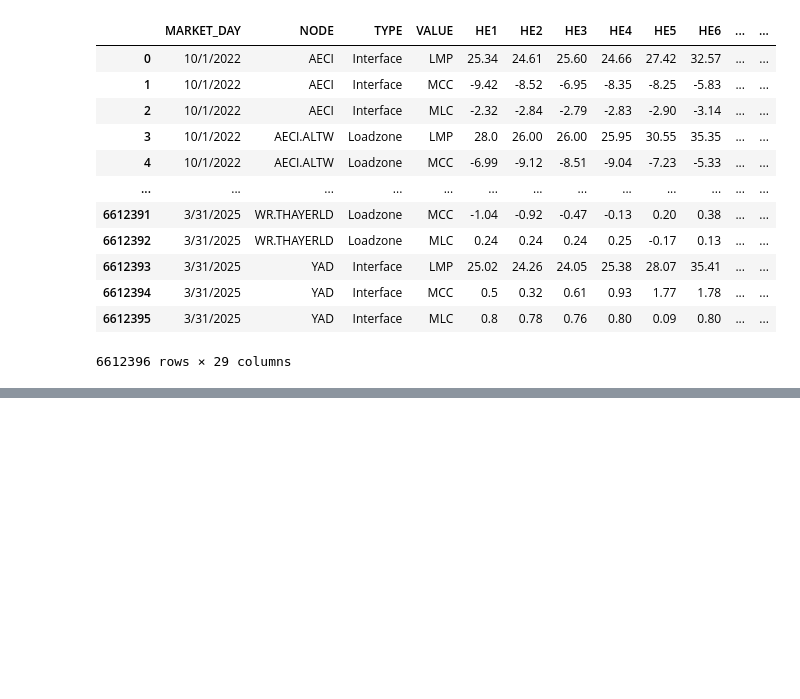
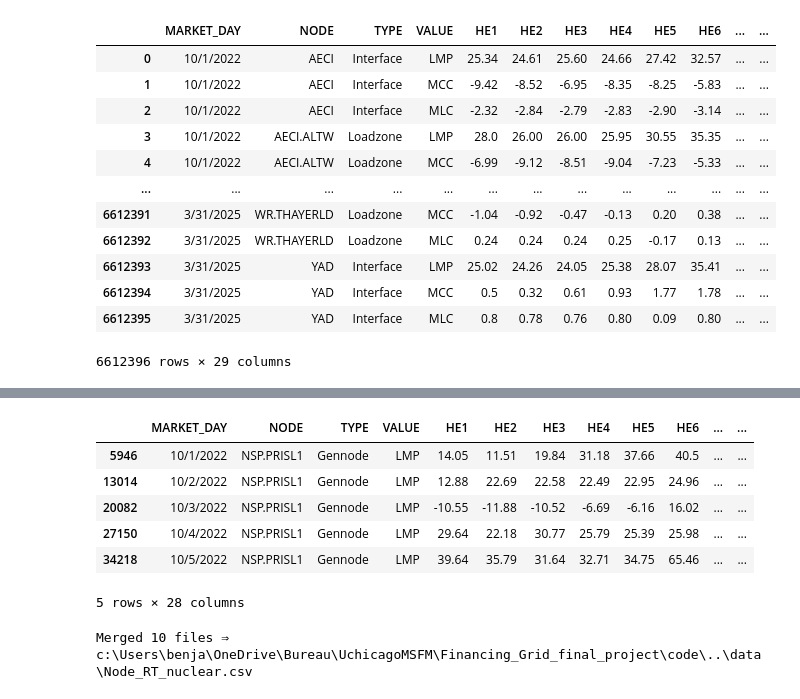
Before and after one commit to sxcben/Financing_Grid_final_project, a Jupyter notebook: code/merge_files.ipynb, the cells around one changed output, grey strips where cells are left out. Drawn from its saved outputs; the diff is of its cells as text; code cells hidden in the pictures; blank space fills up the shorter version.

```diff
--- a/code/merge_files.ipynb
+++ b/code/merge_files.ipynb
@@ -119,0 +211,18 @@ Merged 10 files ⇒ c:\Users\benja\OneDrive\Bureau\UchicagoMSFM\Financing_Grid_f
+# %%
+filtered_df_RT = RT_df[RT_df["VALUE"] == 'LMP']
+filtered_df_RT = filtered_df_RT[filtered_df_RT['NODE']==node]
+filtered_df_RT.head()
+# %% [output]
+|  | MARKET_DAY | NODE | TYPE | VALUE | HE1 | HE2 | HE3 | HE4 | HE5 | HE6 | ... | ... |
+| 5946 | 10/1/2022 | NSP.PRISL1 | Gennode | LMP | 14.05 | 11.51 | 19.84 | 31.18 | 37.66 | 40.5 | ... | ... |
+| 13014 | 10/2/2022 | NSP.PRISL1 | Gennode | LMP | 12.88 | 22.69 | 22.58 | 22.49 | 22.95 | 24.96 | ... | ... |
+| 20082 | 10/3/2022 | NSP.PRISL1 | Gennode | LMP | -10.55 | -11.88 | -10.52 | -6.69 | -6.16 | 16.02 | ... | ... |
+| 27150 | 10/4/2022 | NSP.PRISL1 | Gennode | LMP | 29.64 | 22.18 | 30.77 | 25.79 | 25.39 | 25.98 | ... | ... |
+| 34218 | 10/5/2022 | NSP.PRISL1 | Gennode | LMP | 39.64 | 35.79 | 31.64 | 32.71 | 34.75 | 65.46 | ... | ... |
+5 rows × 28 columns
+# %%
+OUT_FILE_RT  = ZIP_DIR / "Node_RT_nuclear.csv"
+filtered_df_RT.to_csv(OUT_FILE_RT, index=False)
+print(f"\nMerged {len(frames)} files ⇒ {OUT_FILE_RT}")
+# %% [output]
+Merged 10 files ⇒ c:\Users\benja\OneDrive\Bureau\UchicagoMSFM\Financing_Grid_final_project\code\..\data\Node_RT_nuclear.csv
```
Also changed, not shown: parts of 10 cells of this notebook, 2 other files.
